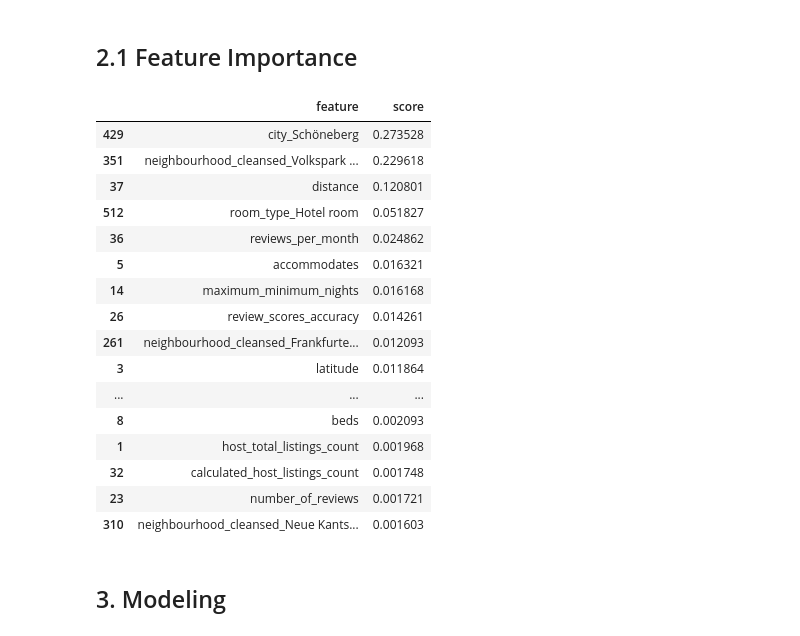
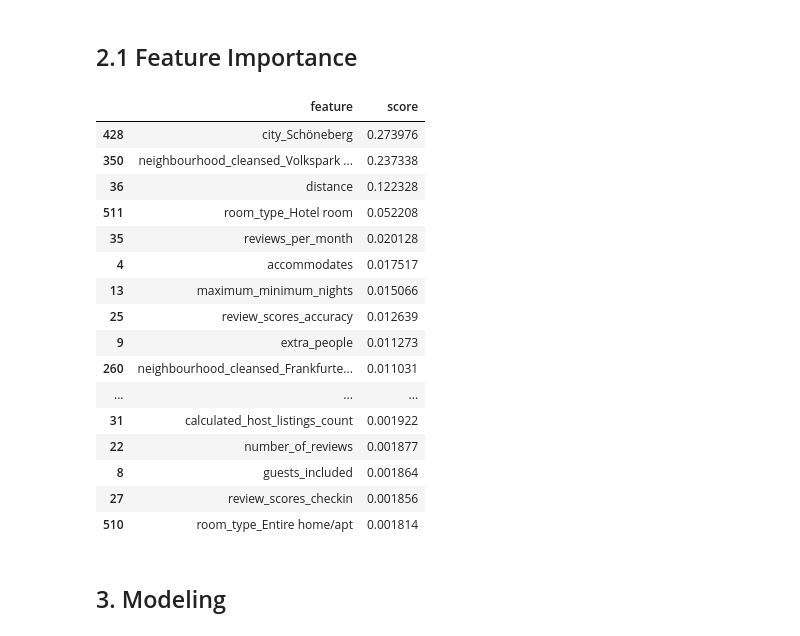
Before and after one commit to wkirui/Airbnb-Price-Prediction, a Jupyter notebook: Airbnb Data Data Processing.ipynb, the cells around one changed output. Saved outputs shown, nothing was run; the diff lists cells and outputs as text; code cells hidden in the pictures.

Commit message:
tested the model with different number of features

```diff
--- a/Airbnb Data Data Processing.ipynb
+++ b/Airbnb Data Data Processing.ipynb
@@ -399,48 +399,48 @@ encoded_listings_data.head()
 # %%
 # Create first model using random forest regressor
 
 # prepare data for model
-X = encoded_listings_data.drop(['id','price'],axis=1)
+X = encoded_listings_data.drop(['id','price','zipcode'],axis=1)
 y = encoded_listings_data['price']
 
 # model the data
 model = RandomForestRegressor()
 model.fit(X,y)
 
 # get feature importance
 feat_importances = model.feature_importances_
 col_list = [x for x in X.columns]
 feat_list = {}
 for i,v in enumerate(feat_importances):
 #     print("Feature: %0d, Score: %.5f" %(i,v))
     feat_list[col_list[i]]=v
 
 # create feature importance dataframe
 feature_importances_df = pd.DataFrame(feat_list.items(),columns=['feature','score'])
 feature_importances_df = feature_importances_df.sort_values('score',ascending=False)
 
 # create a list of top 50 features
 top_50_features_list = [x for x in feature_importances_df[:50]['feature']]
 
 feature_importances_df[0:50]
 # %% [output]
 |  | feature | score |
-| 429 | city_Schöneberg | 0.273528 |
-| 351 | neighbourhood_cleansed_Volkspark ... | 0.229618 |
-| 37 | distance | 0.120801 |
-| 512 | room_type_Hotel room | 0.051827 |
-| 36 | reviews_per_month | 0.024862 |
-| 5 | accommodates | 0.016321 |
-| 14 | maximum_minimum_nights | 0.016168 |
-| 26 | review_scores_accuracy | 0.014261 |
-| 261 | neighbourhood_cleansed_Frankfurte... | 0.012093 |
-| 3 | latitude | 0.011864 |
+| 428 | city_Schöneberg | 0.273976 |
+| 350 | neighbourhood_cleansed_Volkspark ... | 0.237338 |
+| 36 | distance | 0.122328 |
+| 511 | room_type_Hotel room | 0.052208 |
+| 35 | reviews_per_month | 0.020128 |
+| 4 | accommodates | 0.017517 |
+| 13 | maximum_minimum_nights | 0.015066 |
+| 25 | review_scores_accuracy | 0.012639 |
+| 9 | extra_people | 0.011273 |
+| 260 | neighbourhood_cleansed_Frankfurte... | 0.011031 |
 | ... | ... | ... |
-| 8 | beds | 0.002093 |
-| 1 | host_total_listings_count | 0.001968 |
-| 32 | calculated_host_listings_count | 0.001748 |
-| 23 | number_of_reviews | 0.001721 |
-| 310 | neighbourhood_cleansed_Neue Kants... | 0.001603 |
+| 31 | calculated_host_listings_count | 0.001922 |
+| 22 | number_of_reviews | 0.001877 |
+| 8 | guests_included | 0.001864 |
+| 27 | review_scores_checkin | 0.001856 |
+| 510 | room_type_Entire home/apt | 0.001814 |
 # %% [markdown]
 ## 3. Modeling
 # %%
```
Also changed, not shown: parts of 4 cells of this notebook.
